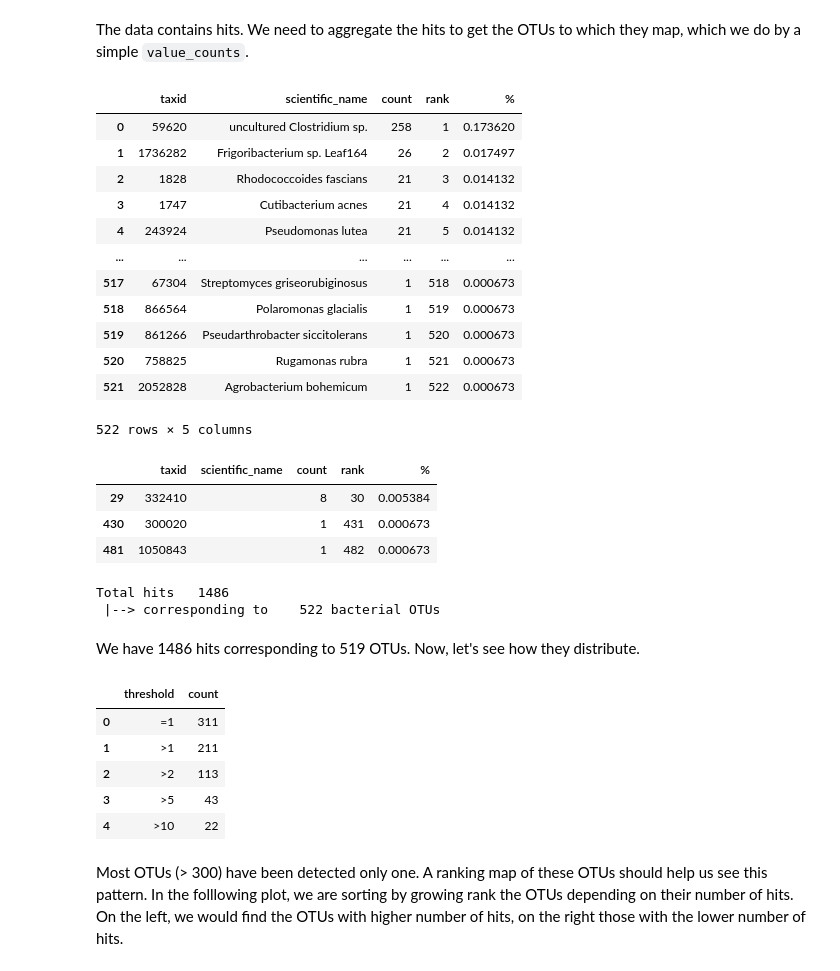
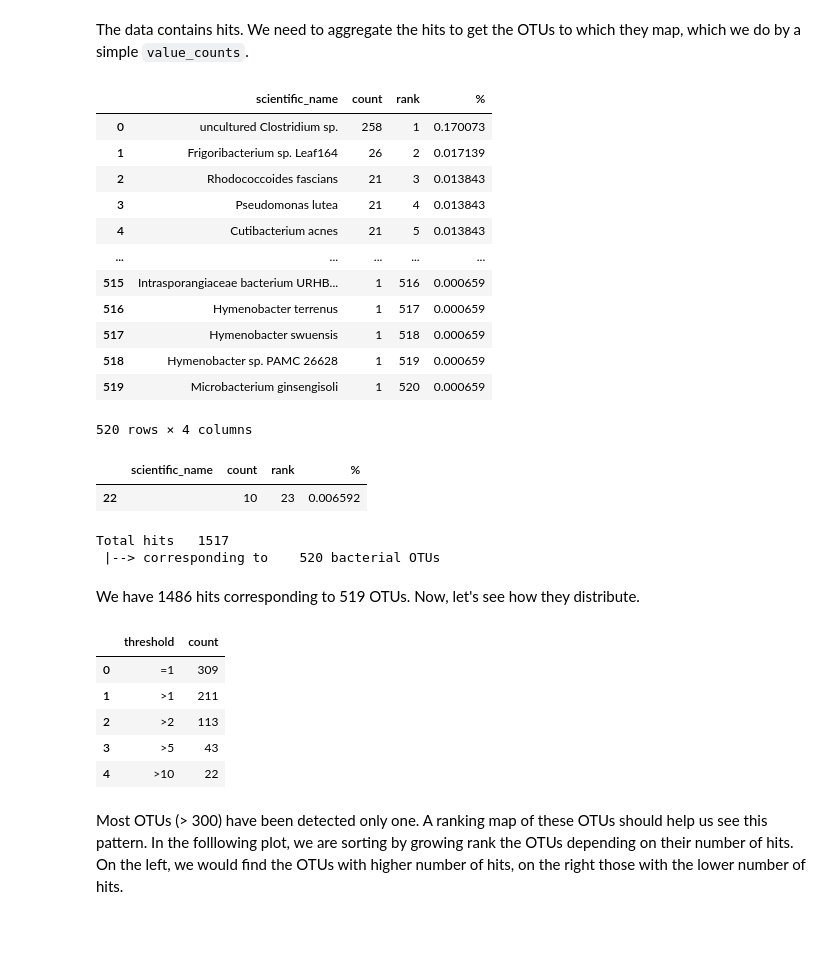
Before and after one commit to wilkinsonlab/miripvir25, a Jupyter notebook: draft-01/analysis.detection-statistics.ipynb, the cells around one changed output. Cells and saved outputs as stored; diff of their text form; code cells hidden in the pictures; blank space fills up the shorter version.

```diff
--- a/draft-01/analysis.detection-statistics.ipynb
+++ b/draft-01/analysis.detection-statistics.ipynb
@@ -53,8 +50,8 @@ metadata = db.conn.sql('SELECT * FROM D_sites').df()
 # %% [markdown]
 Now, we value count the different taxids.
 # %%
-bacteria_hits = pd.merge(metadata, bacteria_hits, on='library', how='left').dropna(subset='taxid')
-bacteria_hits['taxid'] = bacteria_hits['taxid'].astype(int)
+bacteria_hits = pd.merge(metadata, bacteria_hits, on='library', how='left')#.dropna(subset='taxid')
+# bacteria_hits['taxid'] = bacteria_hits['taxid'].astype(int)
 bacteria_hits
 # %% [output]
 |  | site | library | habitat | n_extracts | host_taxon | taxid | scientific_name | is_pab | pab_type |
@@ -73,37 +70,35 @@ bacteria_hits
 # %% [markdown]
 The data contains hits. We need to aggregate the hits to get the OTUs to which they map, which we do by a simple `value_counts`.
 # %%
-bacteria_hits_count = bacteria_hits.value_counts(['taxid', 'scientific_name']).reset_index()
+bacteria_hits_count = bacteria_hits.value_counts(['scientific_name']).reset_index()
 bacteria_hits_count['rank'] = 1 + np.arange(len(bacteria_hits_count))
 bacteria_hits_count['%'] = bacteria_hits_count['count'] / len(bacteria_hits)
 bacteria_hits_count
 # %% [output]
-|  | taxid | scientific_name | count | rank | % |
-| 0 | 59620 | uncultured Clostridium sp. | 258 | 1 | 0.173620 |
-| 1 | 1736282 | Frigoribacterium sp. Leaf164 | 26 | 2 | 0.017497 |
-| 2 | 1828 | Rhodococcoides fascians | 21 | 3 | 0.014132 |
-| 3 | 1747 | Cutibacterium acnes | 21 | 4 | 0.014132 |
-| 4 | 243924 | Pseudomonas lutea | 21 | 5 | 0.014132 |
-| ... | ... | ... | ... | ... | ... |
-| 517 | 67304 | Streptomyces griseorubiginosus | 1 | 518 | 0.000673 |
-| 518 | 866564 | Polaromonas glacialis | 1 | 519 | 0.000673 |
-| 519 | 861266 | Pseudarthrobacter siccitolerans | 1 | 520 | 0.000673 |
-| 520 | 758825 | Rugamonas rubra | 1 | 521 | 0.000673 |
-| 521 | 2052828 | Agrobacterium bohemicum | 1 | 522 | 0.000673 |
+|  | scientific_name | count | rank | % |
+| 0 | uncultured Clostridium sp. | 258 | 1 | 0.170073 |
+| 1 | Frigoribacterium sp. Leaf164 | 26 | 2 | 0.017139 |
+| 2 | Rhodococcoides fascians | 21 | 3 | 0.013843 |
+| 3 | Pseudomonas lutea | 21 | 4 | 0.013843 |
+| 4 | Cutibacterium acnes | 21 | 5 | 0.013843 |
+| ... | ... | ... | ... | ... |
+| 515 | Intrasporangiaceae bacterium URHB... | 1 | 516 | 0.000659 |
+| 516 | Hymenobacter terrenus | 1 | 517 | 0.000659 |
+| 517 | Hymenobacter swuensis | 1 | 518 | 0.000659 |
+| 518 | Hymenobacter sp. PAMC 26628 | 1 | 519 | 0.000659 |
+| 519 | Microbacterium ginsengisoli | 1 | 520 | 0.000659 |
-522 rows × 5 columns
+520 rows × 4 columns
 # %%
 bacteria_hits_count.query('scientific_name == ""')
 # %% [output]
-|  | taxid | scientific_name | count | rank | % |
-| 29 | 332410 |  | 8 | 30 | 0.005384 |
-| 430 | 300020 |  | 1 | 431 | 0.000673 |
-| 481 | 1050843 |  | 1 | 482 | 0.000673 |
+|  | scientific_name | count | rank | % |
+| 22 |  | 10 | 23 | 0.006592 |
 # %%
 print("Total hits {:6d}".format(len(bacteria_hits))) # 1486
 print(" |--> corresponding to {:6d} bacterial OTUs".format(len(bacteria_hits_count))) # 522
 # %% [output]
-Total hits   1486
- |--> corresponding to    522 bacterial OTUs
+Total hits   1517
+ |--> corresponding to    520 bacterial OTUs
 # %% [markdown]
 We have 1486 hits corresponding to 519 OTUs. Now, let's see how they distribute.
 # %%
@@ -118,7 +113,7 @@ pd.DataFrame.from_records(
 )
 # %% [output]
 |  | threshold | count |
-| 0 | =1 | 311 |
+| 0 | =1 | 309 |
 | 1 | >1 | 211 |
 | 2 | >2 | 113 |
 | 3 | >5 | 43 |
```
Also changed, not shown: parts of 36 cells of this notebook, 18 other files.
